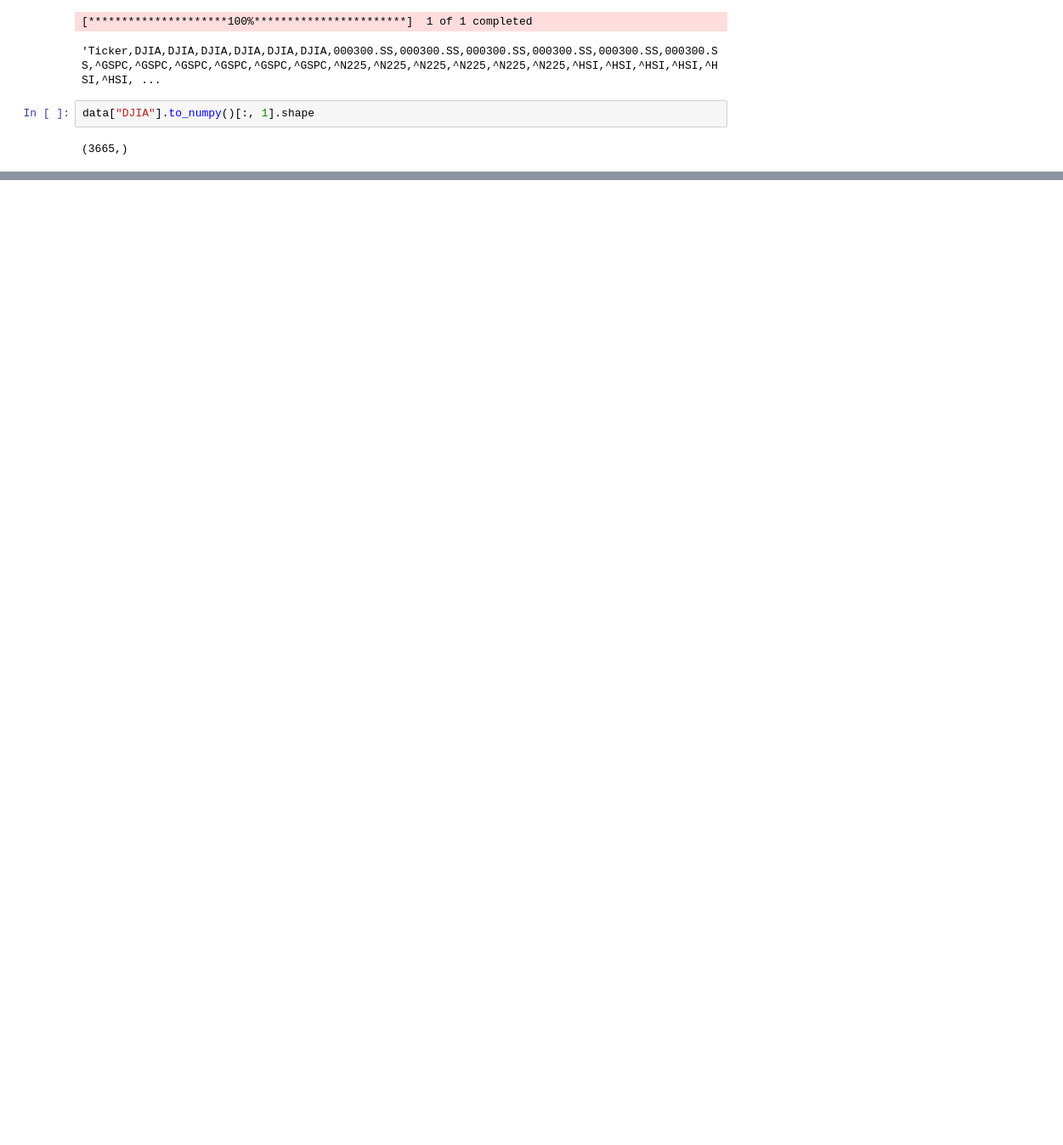
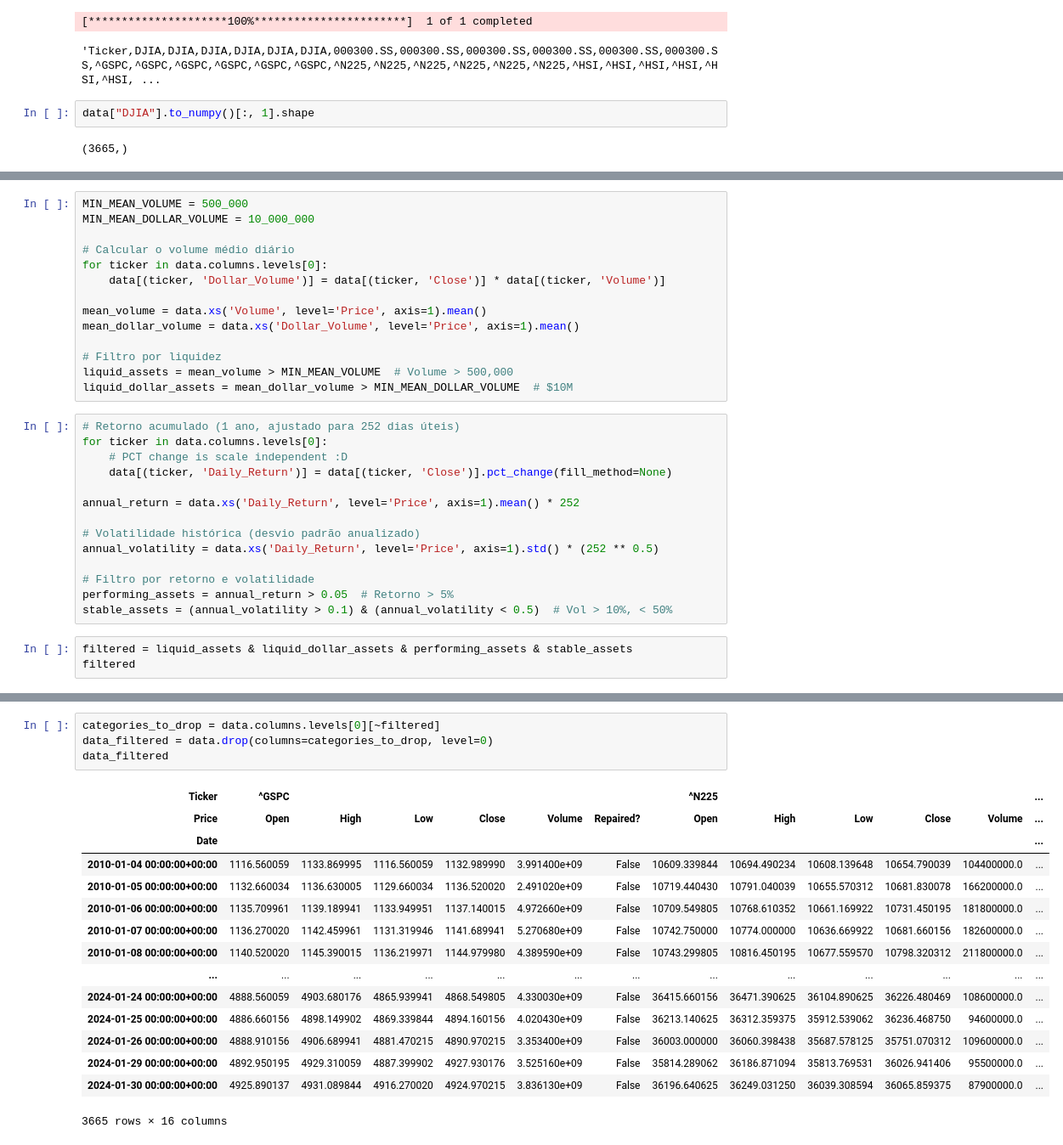
Before and after one commit to PsuperX/stocks-prediction-labia, a Jupyter notebook: notebooks/00-testing.ipynb, the cells around one changed output, grey strips where cells are left out. Shown at 85% size. Cells and saved outputs as stored; diff of their text form; blank space fills up the shorter version.

```diff
--- a/notebooks/00-testing.ipynb
+++ b/notebooks/00-testing.ipynb
@@ -51,0 +90,31 @@ data["DJIA"].to_numpy()[:, 1].shape
+# %%
+MIN_MEAN_VOLUME = 500_000
+MIN_MEAN_DOLLAR_VOLUME = 10_000_000
+
+# Calcular o volume médio diário
+for ticker in data.columns.levels[0]:
+    data[(ticker, 'Dollar_Volume')] = data[(ticker, 'Close')] * data[(ticker, 'Volume')]
+
+mean_volume = data.xs('Volume', level='Price', axis=1).mean()
+mean_dollar_volume = data.xs('Dollar_Volume', level='Price', axis=1).mean()
+
+# Filtro por liquidez
+liquid_assets = mean_volume > MIN_MEAN_VOLUME  # Volume > 500,000
+liquid_dollar_assets = mean_dollar_volume > MIN_MEAN_DOLLAR_VOLUME  # $10M
+# %%
+# Retorno acumulado (1 ano, ajustado para 252 dias úteis)
+for ticker in data.columns.levels[0]:
+    # PCT change is scale independent :D
+    data[(ticker, 'Daily_Return')] = data[(ticker, 'Close')].pct_change(fill_method=None)
+
+annual_return = data.xs('Daily_Return', level='Price', axis=1).mean() * 252
+
+# Volatilidade histórica (desvio padrão anualizado)
+annual_volatility = data.xs('Daily_Return', level='Price', axis=1).std() * (252 ** 0.5)
+
+# Filtro por retorno e volatilidade
+performing_assets = annual_return > 0.05  # Retorno > 5%
+stable_assets = (annual_volatility > 0.1) & (annual_volatility < 0.5)  # Vol > 10%, < 50%
+# %%
+filtered = liquid_assets & liquid_dollar_assets & performing_assets & stable_assets
+filtered
@@ -52,3 +130,23 @@ data["DJIA"].to_numpy()[:, 1].shape
+# %%
+categories_to_drop = data.columns.levels[0][~filtered]
+data_filtered = data.drop(columns=categories_to_drop, level=0)
+data_filtered
+# %% [output]
+| Ticker | ^GSPC |  |  |  |  |  | ^N225 |  |  |  |  | ... |
+| Price | Open | High | Low | Close | Volume | Repaired? | Open | High | Low | Close | Volume | ... |
+| Date |  |  |  |  |  |  |  |  |  |  |  | ... |
+| 2010-01-04 00:00:00+00:00 | 1116.560059 | 1133.869995 | 1116.560059 | 1132.989990 | 3.991400e+09 | False | 10609.339844 | 10694.490234 | 10608.139648 | 10654.790039 | 104400000.0 | ... |
+| 2010-01-05 00:00:00+00:00 | 1132.660034 | 1136.630005 | 1129.660034 | 1136.520020 | 2.491020e+09 | False | 10719.440430 | 10791.040039 | 10655.570312 | 10681.830078 | 166200000.0 | ... |
+| 2010-01-06 00:00:00+00:00 | 1135.709961 | 1139.189941 | 1133.949951 | 1137.140015 | 4.972660e+09 | False | 10709.549805 | 10768.610352 | 10661.169922 | 10731.450195 | 181800000.0 | ... |
+| 2010-01-07 00:00:00+00:00 | 1136.270020 | 1142.459961 | 1131.319946 | 1141.689941 | 5.270680e+09 | False | 10742.750000 | 10774.000000 | 10636.669922 | 10681.660156 | 182600000.0 | ... |
+| 2010-01-08 00:00:00+00:00 | 1140.520020 | 1145.390015 | 1136.219971 | 1144.979980 | 4.389590e+09 | False | 10743.299805 | 10816.450195 | 10677.559570 | 10798.320312 | 211800000.0 | ... |
+| ... | ... | ... | ... | ... | ... | ... | ... | ... | ... | ... | ... | ... |
+| 2024-01-24 00:00:00+00:00 | 4888.560059 | 4903.680176 | 4865.939941 | 4868.549805 | 4.330030e+09 | False | 36415.660156 | 36471.390625 | 36104.890625 | 36226.480469 | 108600000.0 | ... |
+| 2024-01-25 00:00:00+00:00 | 4886.660156 | 4898.149902 | 4869.339844 | 4894.160156 | 4.020430e+09 | False | 36213.140625 | 36312.359375 | 35912.539062 | 36236.468750 | 94600000.0 | ... |
+| 2024-01-26 00:00:00+00:00 | 4888.910156 | 4906.689941 | 4881.470215 | 4890.970215 | 3.353400e+09 | False | 36003.000000 | 36060.398438 | 35687.578125 | 35751.070312 | 109600000.0 | ... |
+| 2024-01-29 00:00:00+00:00 | 4892.950195 | 4929.310059 | 4887.399902 | 4927.930176 | 3.525160e+09 | False | 35814.289062 | 36186.871094 | 35813.769531 | 36026.941406 | 95500000.0 | ... |
+| 2024-01-30 00:00:00+00:00 | 4925.890137 | 4931.089844 | 4916.270020 | 4924.970215 | 3.836130e+09 | False | 36196.640625 | 36249.031250 | 36039.308594 | 36065.859375 | 87900000.0 | ... |
+3665 rows × 16 columns
 # %%
 from datetime import timedelta
 import pandas as pd
```
Also changed, not shown: parts of 5 cells of this notebook, 3 other files.
